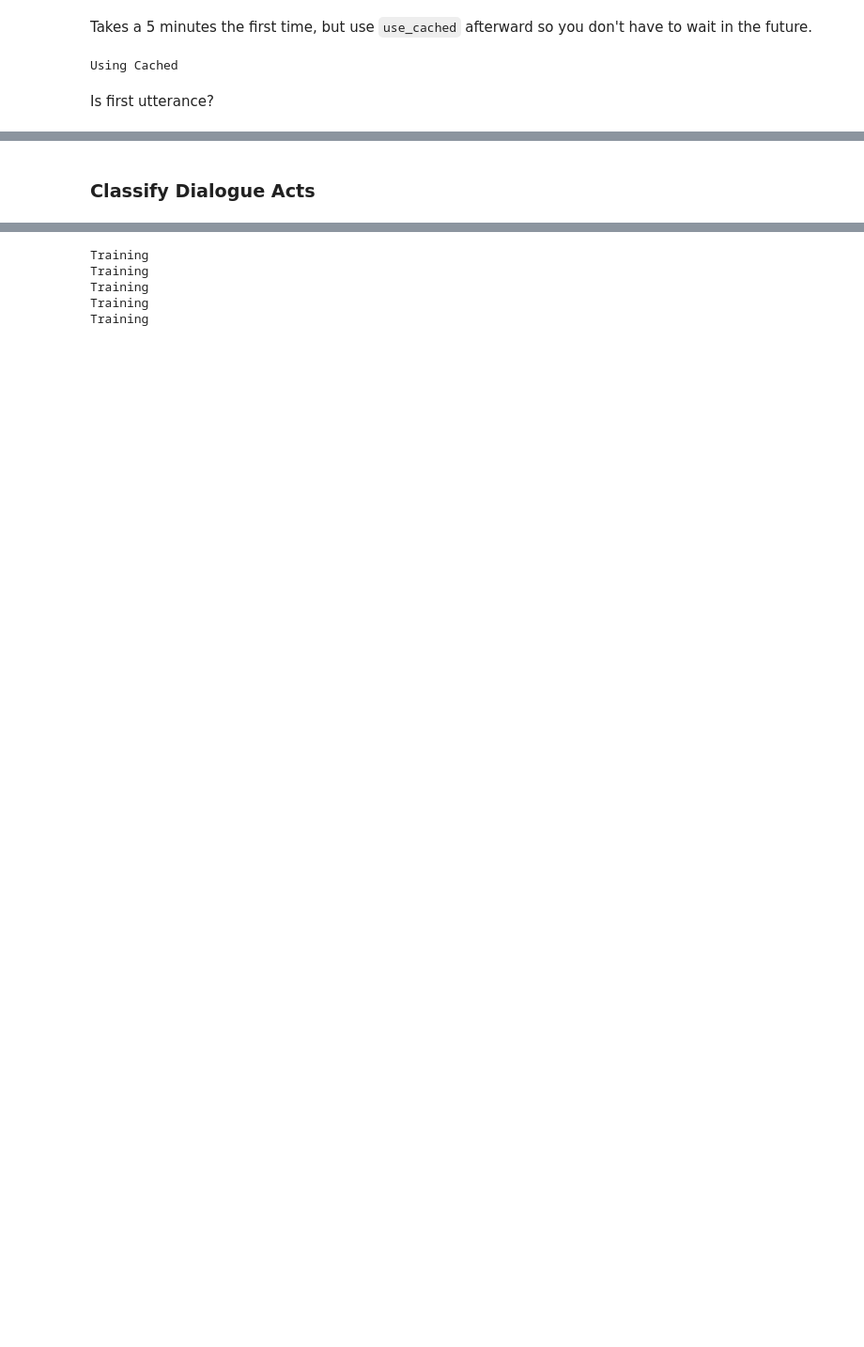
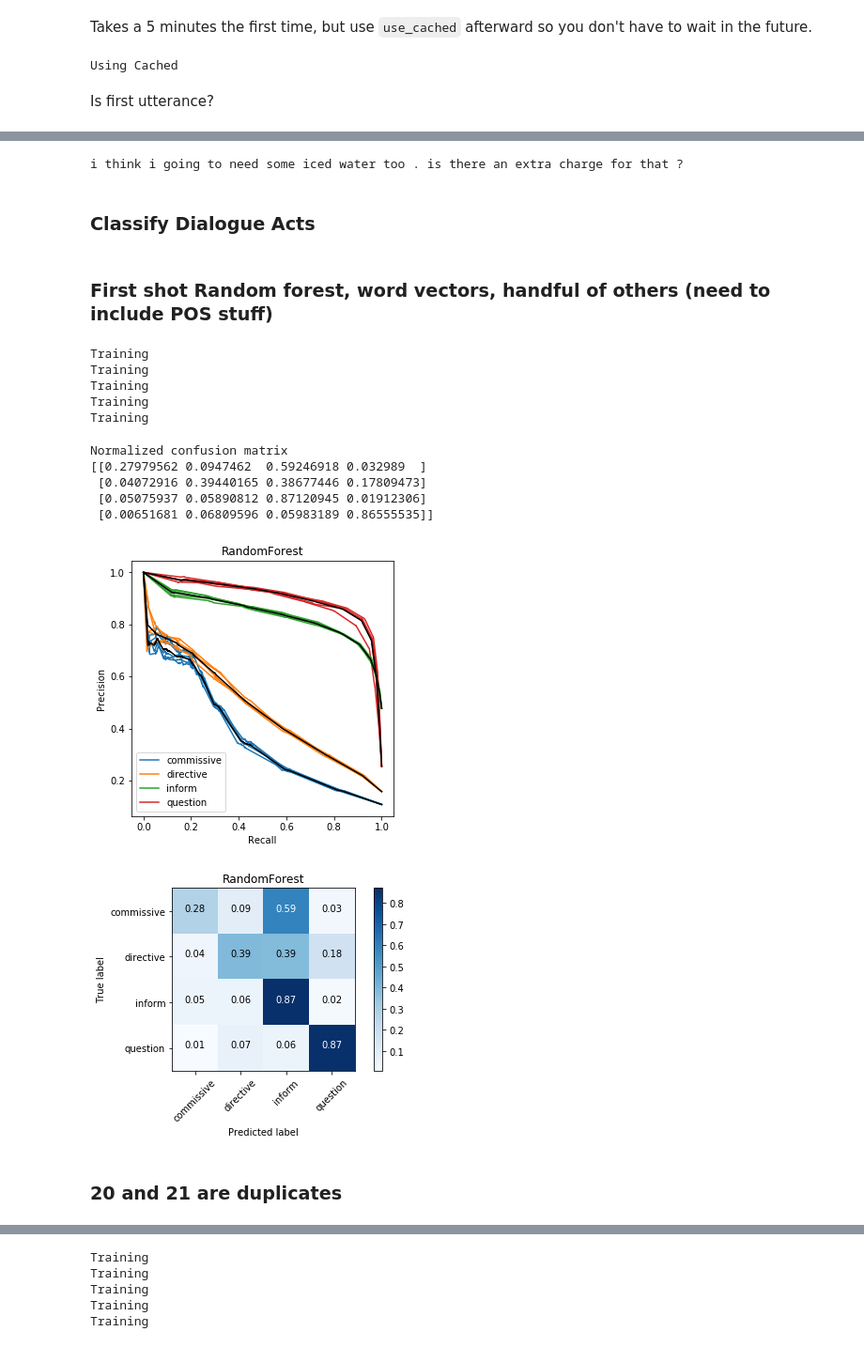
Before and after one commit to Ryanglambert/chatty, a Jupyter notebook: research/daily_dialogue/EDA-Word2Vec.ipynb, the cells around one changed output, grey strips where cells are left out. Shown: that part at 94% size. Cells and saved outputs as stored; diff of their text form; code cells hidden in the pictures; blank space fills up the shorter version.

```diff
--- a/research/daily_dialogue/EDA-Word2Vec.ipynb
+++ b/research/daily_dialogue/EDA-Word2Vec.ipynb
@@ -32,6 +31,8 @@ train['utter_len'] = train['utter'].map(lambda x: len(x.split(' ')))
 
 train['has_question_mark'] = train['utter'].map(lambda x: 1 if'?' in x.split(' ') else 0)
 train = pd.concat([train, data.get_lags(train[['has_question_mark']], lag_range=[1])], axis=1)
+
+train['utter_len'] = np.log(train['utter_len'])
 # %% [output]
 Using Cached
 # %%
@@ -42,2 +57,60 @@ Is first utterance?
+# %%
+doc
+# %% [output]
+i think i going to need some iced water too . is there an extra charge for that ?
 # %% [markdown]
 ### Classify Dialogue Acts
+# %% [markdown]
+### First shot Random forest, word vectors, handful of others (need to include POS stuff)
+# %%
+from sklearn.metrics import precision_recall_curve, confusion_matrix
+from sklearn.preprocessing import LabelEncoder
+from sklearn.ensemble import RandomForestClassifier
+from sklearn.feature_extraction.text import TfidfVectorizer
+
+from chatty.utils import dd_encodings
+
+ACT_MASK = train['act'].notnull() & train['has_question_mark_t-1'].notnull()
+
+assert train['act'][train['act'].notnull()].shape[0] \
+      == train_vecs[train['act'].notnull()].shape[0]
+
+TRAIN_MASK = ['first_utterance',
+              'subjectivity',
+              'utter_len',
+              'has_question_mark',
+              'has_question_mark_t-1']
+
+X = np.concatenate((train_vecs,
+                    train[TRAIN_MASK].values),
+                   axis=1)[ACT_MASK]
+y = train['act'][ACT_MASK]
+# %%
+results = data.cv_stratified_shuffle(X, y,
+                                     RandomForestClassifier(n_jobs=-1),
+                                     splits=5)
+# %% [output]
+Training
+Training
+Training
+Training
+Training
+# %%
+title = "RandomForest"
+plot.plot_prec_rec(results, title)
+le = LabelEncoder()
+le.fit(results['classes'])
+cm = confusion_matrix(le.transform(np.concatenate(results['y_true'])),
+                      np.argmax(np.concatenate(results['y_proba']), axis=1))
+plt.figure()
+plot.plot_confusion_matrix(cm, le.classes_, normalize=True, title=title);
+# %% [output]
+Normalized confusion matrix
+[[0.27979562 0.0947462  0.59246918 0.032989  ]
+ [0.04072916 0.39440165 0.38677446 0.17809473]
+ [0.05075937 0.05890812 0.87120945 0.01912306]
+ [0.00651681 0.06809596 0.05983189 0.86555535]]
+[figure, added]
+[figure, added]
+# %% [markdown]
+### 20 and 21 are duplicates
```
Also changed, not shown: parts of 22 cells of this notebook, 1 other file.
